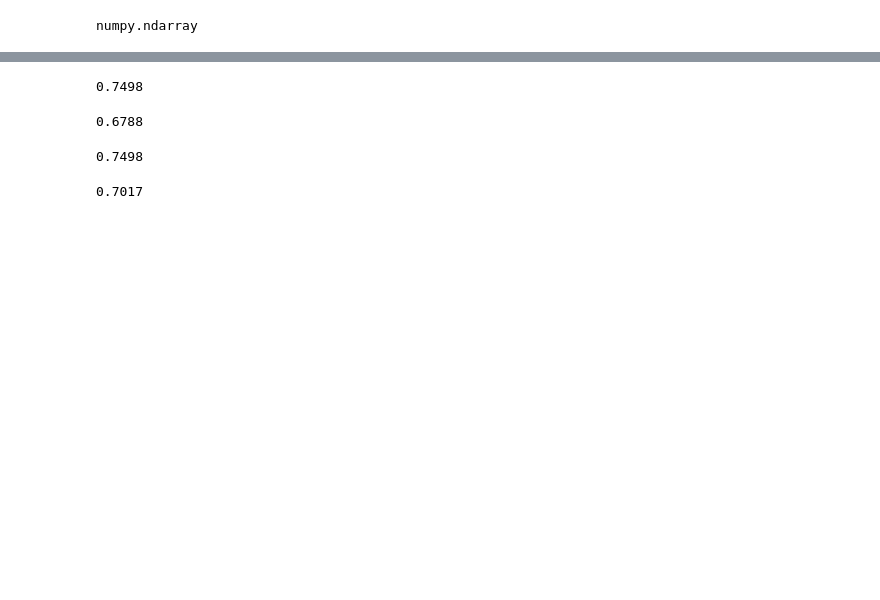
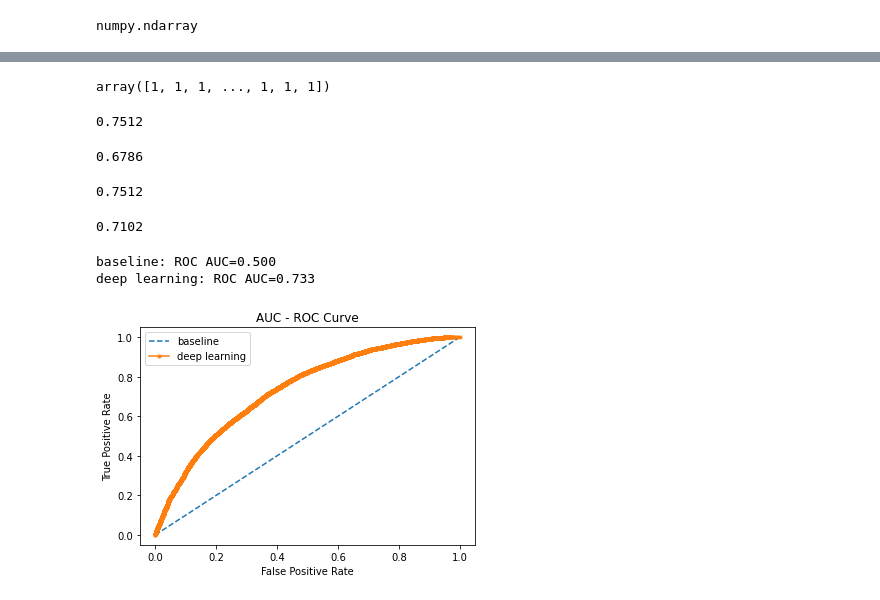
Before and after one commit to nidhidhamnani/cse-258-project, a Jupyter notebook: deep_learning_training_word_vecs_final.ipynb, the cells around one changed output, grey strips where cells are left out. Drawn from its saved outputs; the diff is of its cells as text; code cells hidden in the pictures; blank space fills up the shorter version.

```diff
--- a/deep_learning_training_word_vecs_final.ipynb
+++ b/deep_learning_training_word_vecs_final.ipynb
@@ -160,4 +162,4 @@ _________________________________________________________________
 To enable them in other operations, rebuild TensorFlow with the appropriate compiler flags.
 # %%
-model.fit(train_f, train_y, verbose=1, epochs=10)
+model.fit(train_f, train_y, verbose=1, epochs=20)
 # %% [output]
@@ -200,20 +209,73 @@ array([[  367,  2517,    90],
+# %%
+y_pred_class
+# %% [output]
+array([1, 1, 1, ..., 1, 1, 1])
 # %%
 from sklearn.metrics import accuracy_score
 accuracy_score(y_test_class, y_pred_class).round(4)
 # %% [output]
-0.7498
+0.7512
 # %%
 from sklearn.metrics import f1_score
 f1_score(y_test_class, y_pred_class, average='weighted').round(4)
 # %% [output]
-0.6788
+0.6786
 # %%
 from sklearn.metrics import recall_score
 recall_score(y_test_class, y_pred_class, average='weighted').round(4)
 # %% [output]
-0.7498
+0.7512
 # %%
 from sklearn.metrics import precision_score
 precision_score(y_test_class, y_pred_class, average='weighted').round(4)
 # %% [output]
-0.7017
+0.7102
+# %%
+# roc curve and auc
+from sklearn.metrics import roc_curve
+from sklearn.metrics import roc_auc_score
+from matplotlib import pyplot
+
+ns_probs = np.array([[0,1,0] for _ in range(len(test_y))])
+
+lr_probs = y_pred
+# keep probabilities for the positive outcome only
+
+# calculate scores
+
+lr_auc = roc_auc_score(y_test_class, lr_probs, multi_class='ovr')
+ns_auc = roc_auc_score(y_test_class, ns_probs, multi_class='ovr')
+
+ns_probs = ns_probs[:, 1]
+lr_probs = lr_probs[:, 1]
+
+for y in range(len(y_test_class)):
+    if y_test_class[y] == 2:
+        y_test_class[y] = 0
+
+print('baseline: ROC AUC=%.3f' % (ns_auc))
+print('deep learning: ROC AUC=%.3f' % (lr_auc))
+
+# calculate roc curves
+ns_fpr, ns_tpr, _ = roc_curve(y_test_class, ns_probs)
+lr_fpr, lr_tpr, _ = roc_curve(y_test_class, lr_probs)
+
+# plot the roc curve for the model
+pyplot.plot(ns_fpr, ns_tpr, linestyle='--', label='baseline')
+pyplot.plot(lr_fpr, lr_tpr, marker='.', label='deep learning')
+
+# axis labels
+pyplot.xlabel('False Positive Rate')
+pyplot.ylabel('True Positive Rate')
+pyplot.title("AUC - ROC Curve")
+
+# show the legend
+pyplot.legend()
+pyplot.savefig("./roc curve and auc.png")
+
+# show the plot
+pyplot.show()
+# %% [output]
+baseline: ROC AUC=0.500
+deep learning: ROC AUC=0.733
+[figure, added]
```
Also changed, not shown: parts of 9 cells of this notebook.
